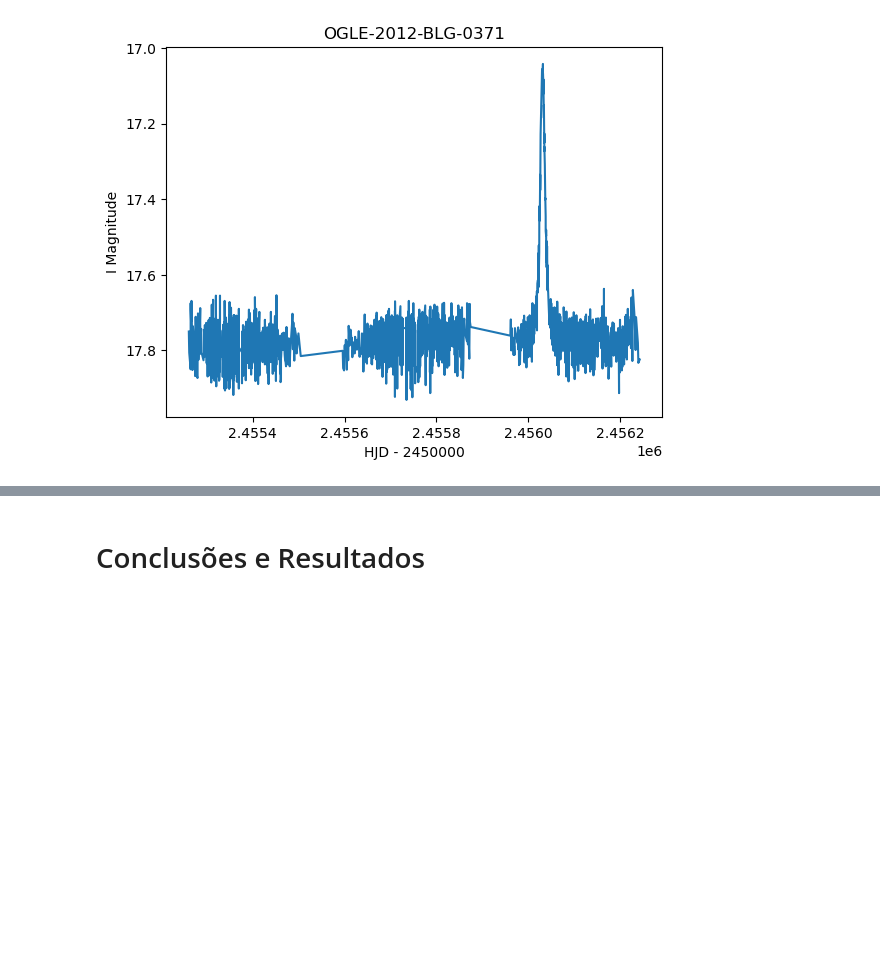
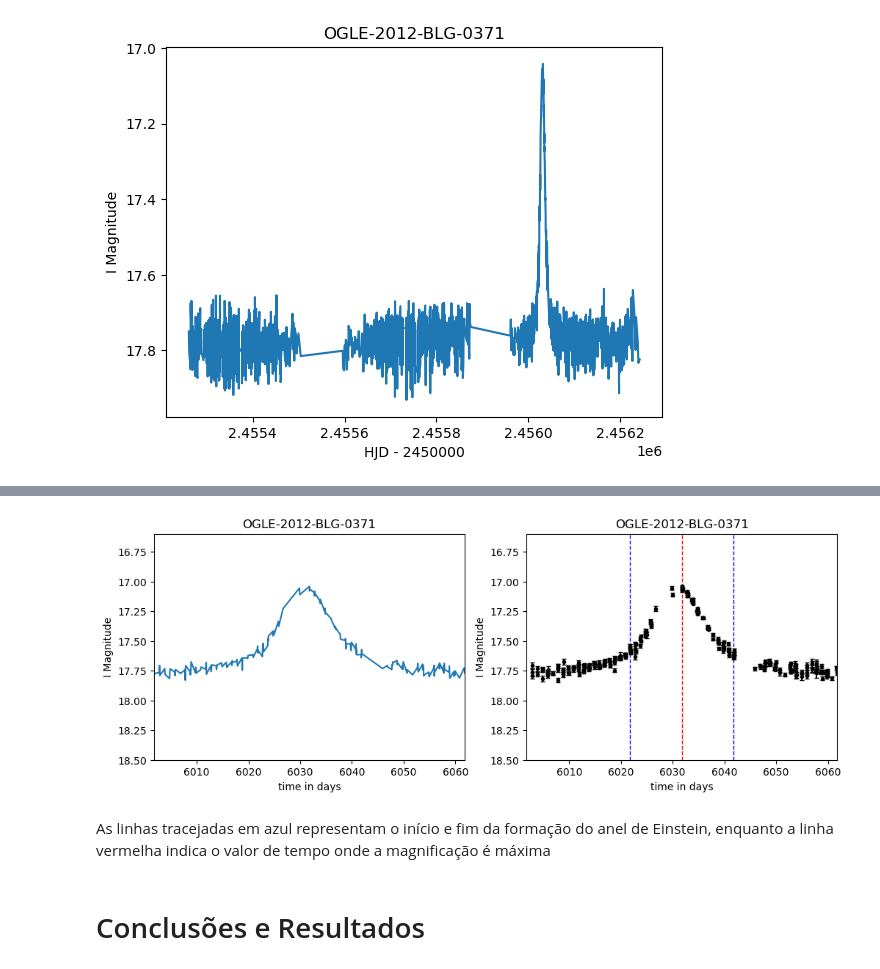
Before and after one commit to physerikc/gravitational-microlens, a Jupyter notebook: codes/ogle_one_lens.ipynb, the cells around one changed output, grey strips where cells are left out. Saved outputs shown, nothing was run; the diff lists cells and outputs as text; code cells hidden in the pictures; blank space fills up the shorter version.

```diff
--- a/codes/ogle_one_lens.ipynb
+++ b/codes/ogle_one_lens.ipynb
@@ -223,0 +137,35 @@ plt.scatter(dados_completos['hjd'], dados_completos['Mts3'], c='r', s=5, marker=
+# %%
+def graph_line(ax, limit, time_min):
+    x = df_clean['time_hjd']
+    y = df_clean['I magnitude']
+
+    ax.set_title('OGLE-2012-BLG-0371')
+    ax.set_xlabel('time in days')
+    ax.set_ylabel('I Magnitude')
+
+    ax.set_xlim(time_min-limit, time_min+limit)
+    ax.set_ylim(16.6, 18.5)
+
+    ax.invert_yaxis()
+    ax.plot(x, y)
+
+def graph_dots(ax, limit, tau, time_min):
+    x = df_clean['time_hjd']
+    y = df_clean['I magnitude']
+    erros = df_clean['Imagnitude_erro']
+
+    # df_clean.plot.scatter(x='time_hjd', y='I magnitude', s = 5, c='k', marker='o', linewidths=1)
+    ax.axvline(x=time_min, color='r', linestyle='--', linewidth = 1)
+    ax.axvline(x=time_min + tau, color='b', linestyle='--', linewidth = 1)
+    ax.axvline(x=time_min - tau, color='b', linestyle='--', linewidth = 1)
+
+    ax.errorbar(x, y, yerr=erros, fmt='.', capsize=2, label='Erro', c='k')
+
+    ax.set_title('OGLE-2012-BLG-0371')
+    ax.set_xlabel('time in days')
+    ax.set_ylabel('I Magnitude')
+
+    ax.set_xlim(time_min-limit, time_min+limit)
+    ax.set_ylim(16.6, 18.5)
+
+    ax.invert_yaxis()
@@ -224,2 +182,16 @@ plt.scatter(dados_completos['hjd'], dados_completos['Mts3'], c='r', s=5, marker=
+# %%
+fig, axs = plt.subplots(1, 2, figsize = (12, 4))
+
+limit = 30
+tau = 10.031
+
+graph_line(axs[0], limit, time_min)
+graph_dots(axs[1], limit, tau, time_min)
+
+plt.show()
+# %% [output]
+[figure, added]
+# %% [markdown]
+As linhas tracejadas em azul representam o início e fim da formação do anel de Einstein, enquanto a linha vermelha indica o valor de tempo onde a magnificação é máxima
 # %% [markdown]
 # Conclusões e Resultados
```
Also changed, not shown: parts of 31 cells of this notebook.
